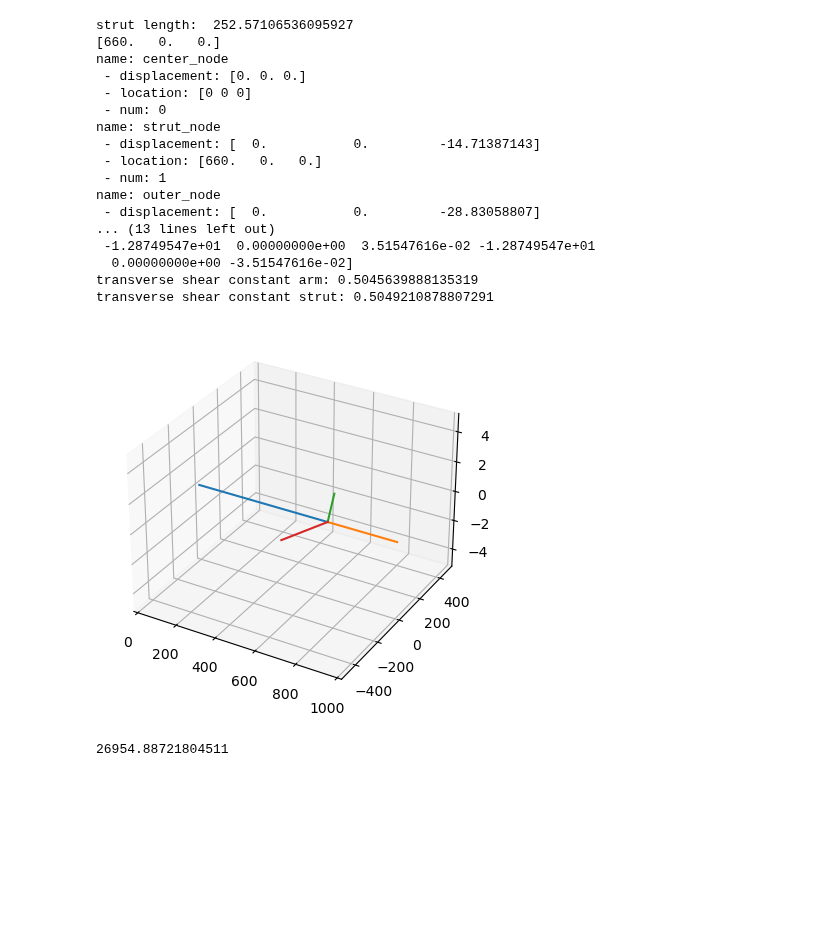
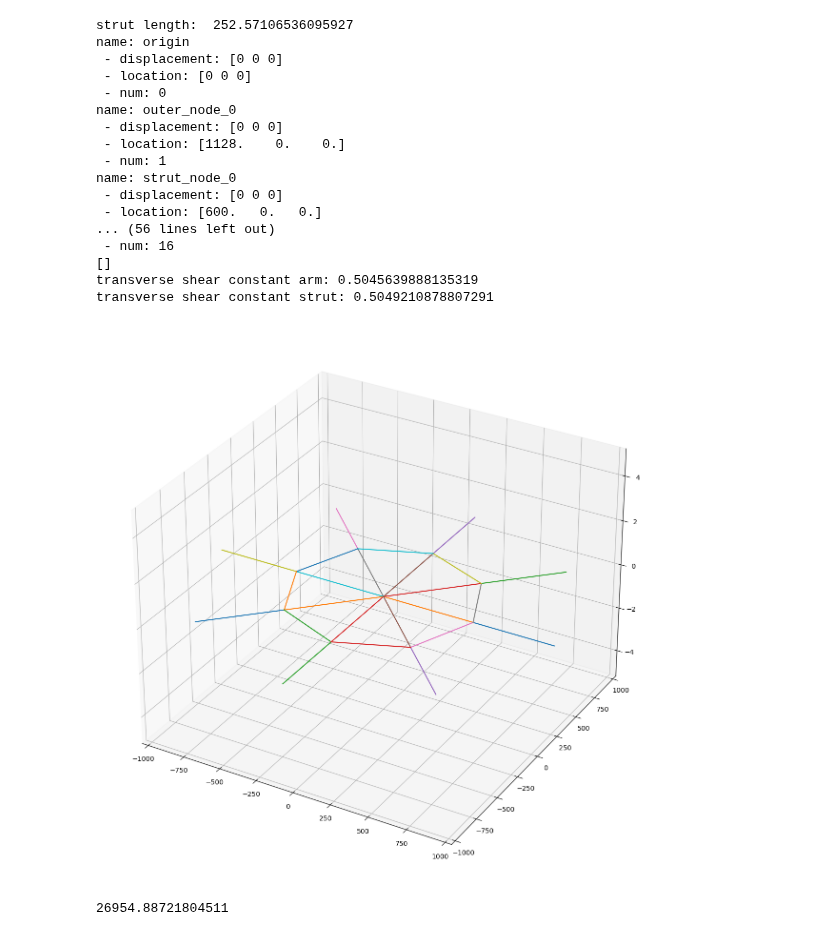
Before and after one commit to NathanielHargan/UAV_Optimization, a Jupyter notebook: PlotDrone3D.ipynb, the cells around one changed output. Cells and saved outputs as stored; diff of their text form; code cells hidden in the pictures; blank space fills up the shorter version.

```diff
--- a/PlotDrone3D.ipynb
+++ b/PlotDrone3D.ipynb
@@ -9,9 +9,9 @@ from Scripts.drone_battery import Battery
 import Scripts.FEA_3D as FEA_3D
 
 def plot_drone_geometry(drone):
-    ax = plt.figure().add_subplot(projection='3d')
-    ax.set_xlim([0, 1000])
-    ax.set_ylim([-500, 500])
+    ax = plt.figure(figsize=(15, 15)).add_subplot(projection='3d')
+    ax.set_xlim([-1000, 1000])
+    ax.set_ylim([-1000, 1000])
     ax.set_zlim([-5, 5])
     drone_geo = drone.beam_system
     node_loc = []
@@ -55,49 +55,49 @@ battery_2 = Battery(4.292e-3, np.array([0, -86.75, -50]), np.array([260.5, 123.5
 
 arm_beam = BeamType("annulus", [29, 25], "Aluminum7075-T6", "arm_beam")
 strut_beam = BeamType("annulus", [14, 12], "Aluminum7075-T6", "strut_beam")
 d1 = DroneGeometry("drone_test", 1000, 660, 8, arm_beam, strut_beam, [battery_1, battery_2])
 print("strut length: ", d1.strut_length/2)
 
 d1_fea = DroneFEA(d1)
 
-d1_fea.create_drone_slice_nodes()           # nominal radius | strut rad | number of blades
-d1_fea.create_drone_slice_beams() # arm beam | strut beam
-d1_fea.boundary_conditions_slice()
-d1_fea.beam_system.add_force(np.array([0,0,-100]),"outer_node")
+d1_fea.create_drone_nodes(1128,600,8)           # nominal radius | strut rad | number of blades
+d1_fea.create_drone_beams(arm_beam,strut_beam) # arm beam | strut beam
+d1_fea.boundary_conditions()
+#d1_fea.beam_system.add_force(np.array([0,0,-100]),"outer_node")
 d1_fea.solve_fea()
 plot_drone_geometry(d1_fea)
 
 for node_num, node in enumerate(d1_fea.beam_system.nodes):
     print("name: " + str(d1_fea.beam_system.nodes[node_num].name))
     print(" - displacement: " + str(d1_fea.beam_system.nodes[node_num].result_displacement))
     print(" - location: " + str(d1_fea.beam_system.nodes[node_num].location))
     print(" - num: " + str(node_num))
 
 print(d1_fea.beam_system.du)
 print('transverse shear constant arm:', arm_beam.cross_section_properties['transverse shear deflection constant y'])
 print('transverse shear constant strut:', strut_beam.cross_section_properties['transverse shear deflection constant y'])
 # Abaqus results
 # Strut node Z: -14.7435
 # Outer node Z: -28.8806
 # %% [output]
 strut length:  252.57106536095927
-[660.   0.   0.]
-name: center_node
- - displacement: [0. 0. 0.]
+name: origin
+ - displacement: [0 0 0]
  - location: [0 0 0]
  - num: 0
-name: strut_node
- - displacement: [  0.           0.         -14.71387143]
- - location: [660.   0.   0.]
+name: outer_node_0
+ - displacement: [0 0 0]
+ - location: [1128.    0.    0.]
  - num: 1
-name: outer_node
- - displacement: [  0.           0.         -28.83058807]
-... (13 lines left out)
- -1.28749547e+01  0.00000000e+00  3.51547616e-02 -1.28749547e+01
-  0.00000000e+00 -3.51547616e-02]
+name: strut_node_0
+ - displacement: [0 0 0]
+ - location: [600.   0.   0.]
+... (56 lines left out)
+ - num: 16
+[]
 transverse shear constant arm: 0.5045639888135319
 transverse shear constant strut: 0.5049210878807291
-[figure, old version]
+[figure, new version]
 # %%
 # print("Shear Modulus:", 71700/(2 * (1+0.33)))
 # %% [output]
```
Also changed, not shown: 9 other files.
